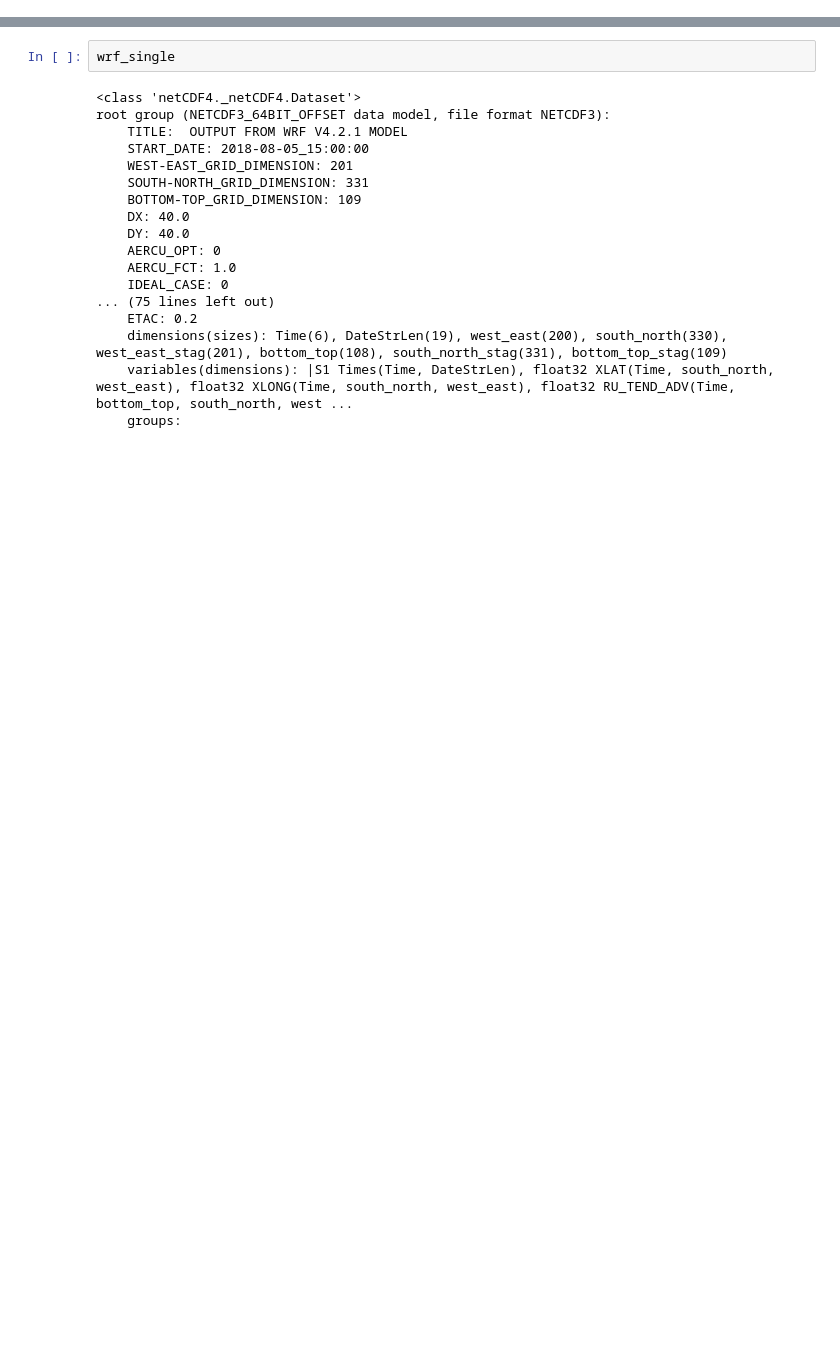
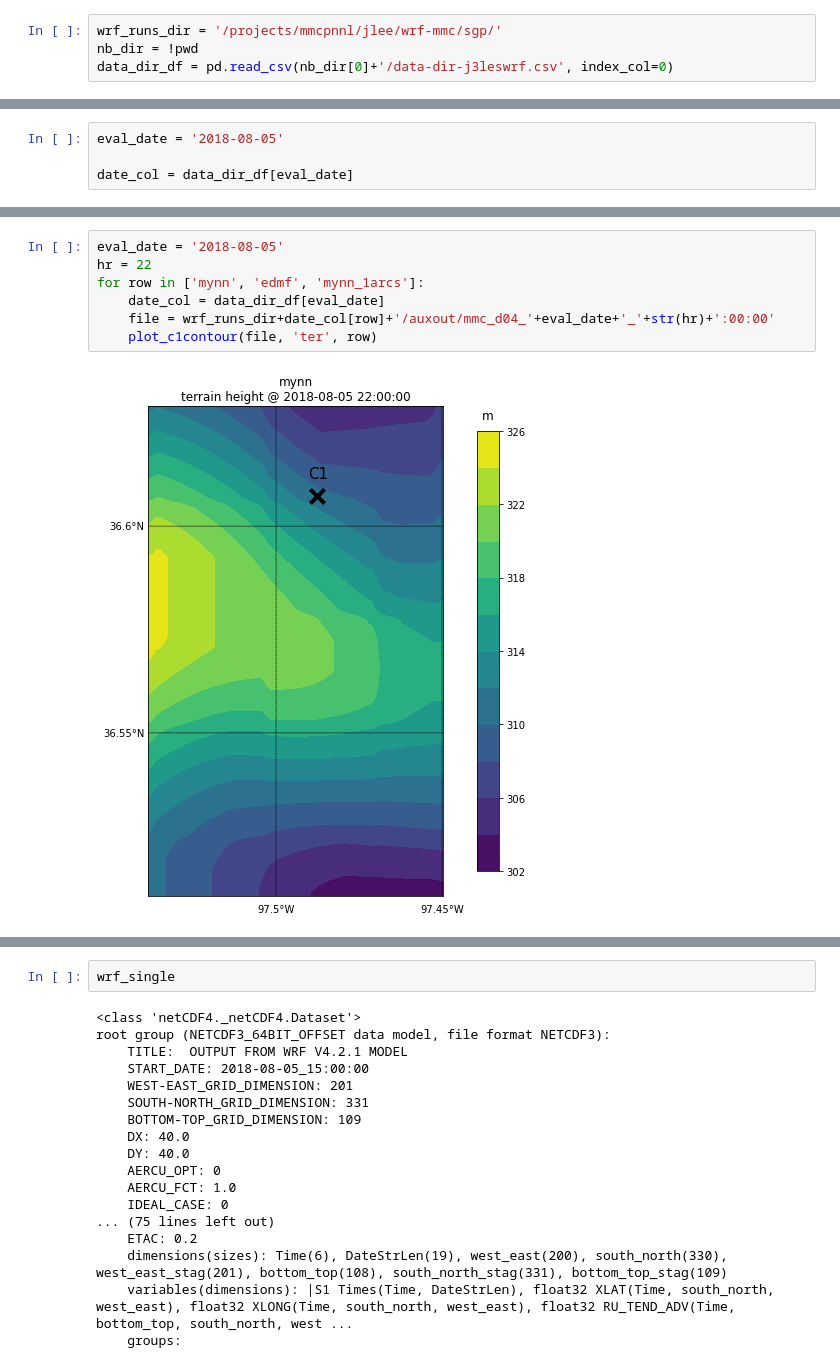
Before and after one commit to joejoeyjoseph/mmc-pnnl-j3, a Jupyter notebook: sgp/eagle/04a_auxout_xycontour.ipynb, the cells around one changed output, grey strips where cells are left out. Saved outputs shown, nothing was run; the diff lists cells and outputs as text; blank space fills up the shorter version.

```diff
--- a/sgp/eagle/04a_auxout_xycontour.ipynb
+++ b/sgp/eagle/04a_auxout_xycontour.ipynb
@@ -22,0 +62,4 @@ import numpy as np
+# %%
+wrf_runs_dir = '/projects/mmcpnnl/jlee/wrf-mmc/sgp/'
+nb_dir = !pwd
+data_dir_df = pd.read_csv(nb_dir[0]+'/data-dir-j3leswrf.csv', index_col=0)
@@ -22,0 +70,4 @@ import numpy as np
+# %%
+eval_date = '2018-08-05'
+
+date_col = data_dir_df[eval_date]
@@ -22,0 +90,9 @@ import numpy as np
+# %%
+eval_date = '2018-08-05'
+hr = 22
+for row in ['mynn', 'edmf', 'mynn_1arcs']:
+    date_col = data_dir_df[eval_date]
+    file = wrf_runs_dir+date_col[row]+'/auxout/mmc_d04_'+eval_date+'_'+str(hr)+':00:00'
+    plot_c1contour(file, 'ter', row)
+# %% [output]
+[figure, added]
```
Also changed, not shown: parts of 19 cells of this notebook.
